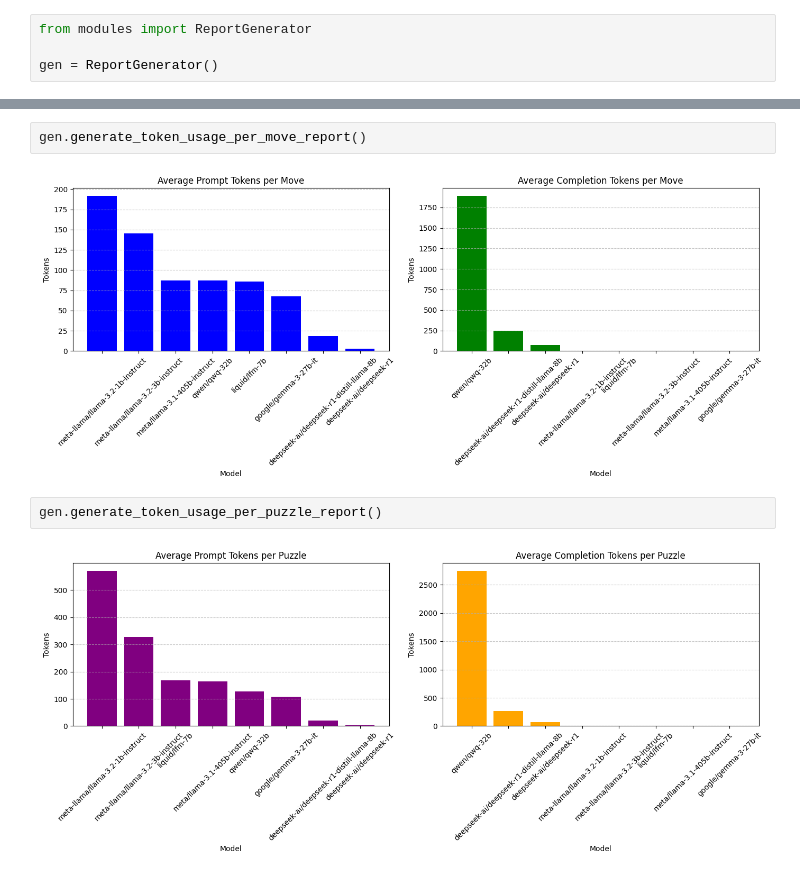
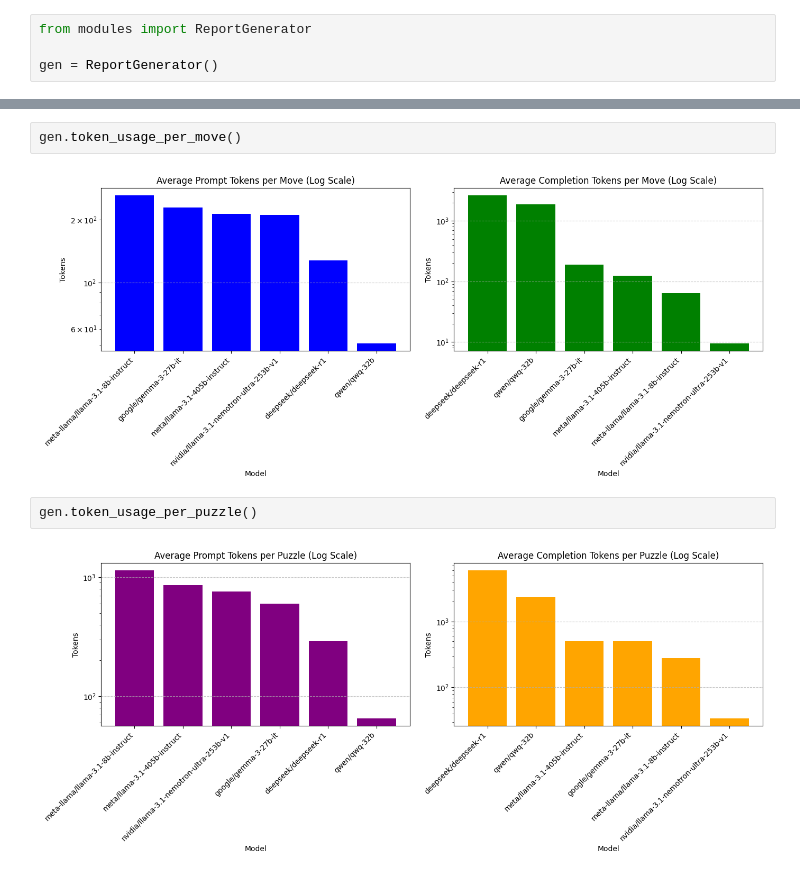
Before and after one commit to m-tuyishime/chess-llm, a Jupyter notebook: reports copy.ipynb, the cells around one changed output, grey strips where cells are left out. Cells and saved outputs as stored; diff of their text form.

```diff
--- a/reports copy.ipynb
+++ b/reports copy.ipynb
@@ -33,8 +33,8 @@ gen.generate_correct_moves_percentage_report()
 # %%
-gen.generate_token_usage_per_move_report()
+gen.token_usage_per_move()
 # %% [output]
-[figure, old version]
+[figure, new version]
 # %%
-gen.generate_token_usage_per_puzzle_report()
+gen.token_usage_per_puzzle()
 # %% [output]
-[figure, old version]
+[figure, new version]
```
Also changed, not shown: parts of 8 cells of this notebook, 21 other files.
